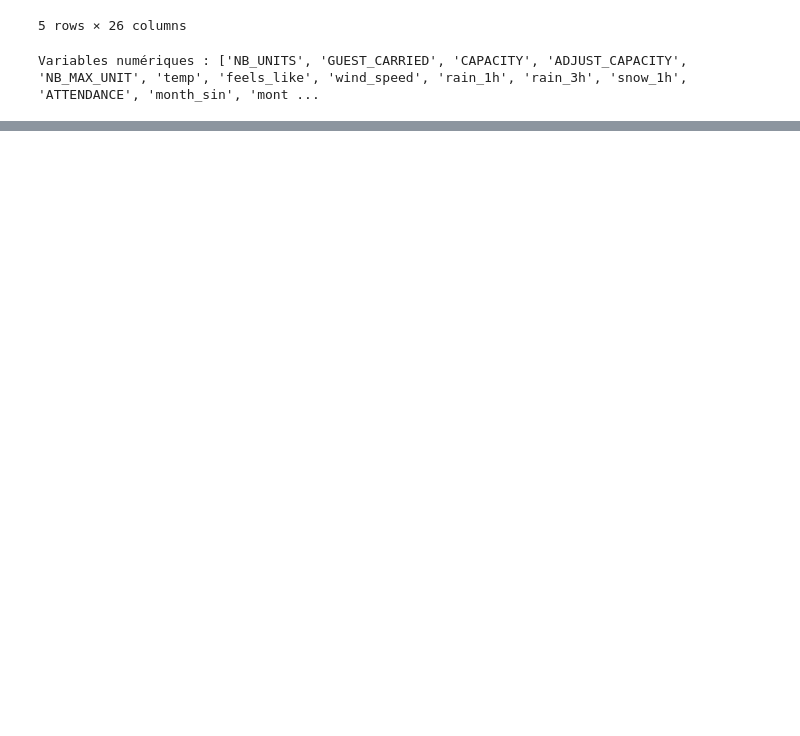
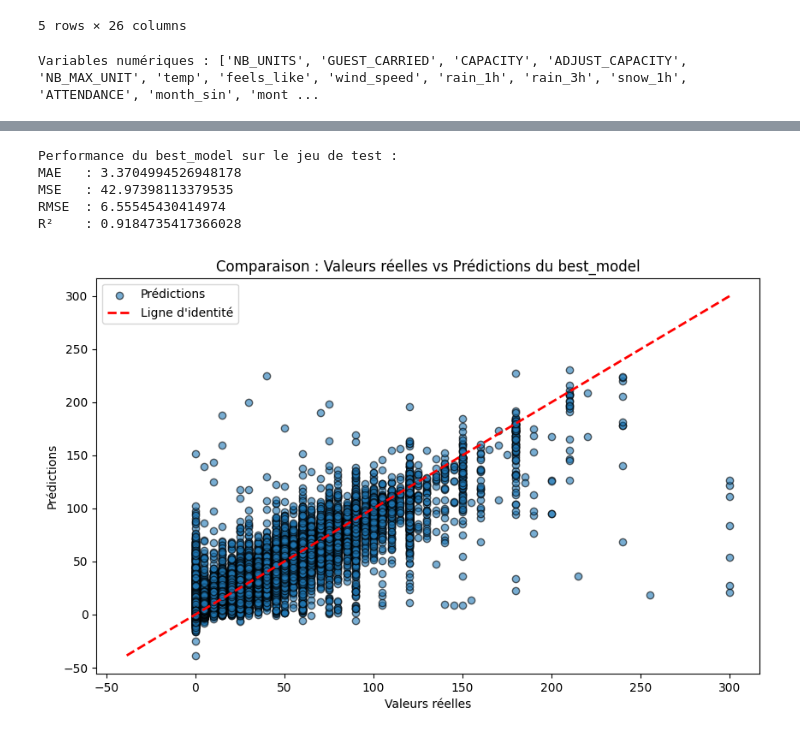
Before and after one commit to GenusCorvid/The-Endless-Line-Hackathon, a Jupyter notebook: xgboost.ipynb, the cells around one changed output, grey strips where cells are left out. Saved outputs shown, nothing was run; the diff lists cells and outputs as text; code cells hidden in the pictures; blank space fills up the shorter version.

```diff
--- a/xgboost.ipynb
+++ b/xgboost.ipynb
@@ -254,0 +303,37 @@ KeyboardInterrupt:
+# %%
+# 1. Appliquer le best_model sur le jeu de test
+y_pred = best_model.predict(X_test)
+
+# 2. Calculer les métriques d'évaluation
+mae = mean_absolute_error(y_test, y_pred)
+mse = mean_squared_error(y_test, y_pred)
+rmse = np.sqrt(mse)
+r2 = r2_score(y_test, y_pred)
+
+print("Performance du best_model sur le jeu de test :")
+print("MAE   :", mae)
+print("MSE   :", mse)
+print("RMSE  :", rmse)
+print("R²    :", r2)
+
+# 3. Comparer graphiquement les valeurs réelles et les prédictions
+plt.figure(figsize=(10, 6))
+plt.scatter(y_test, y_pred, alpha=0.6, edgecolor='k', label="Prédictions")
+plt.xlabel("Valeurs réelles")
+plt.ylabel("Prédictions")
+plt.title("Comparaison : Valeurs réelles vs Prédictions du best_model")
+
+# Tracer la ligne d'identité (où y = x)
+min_val = min(y_test.min(), y_pred.min())
+max_val = max(y_test.max(), y_pred.max())
+plt.plot([min_val, max_val], [min_val, max_val], 'r--', lw=2, label="Ligne d'identité")
+
+plt.legend()
+plt.show()
+# %% [output]
+Performance du best_model sur le jeu de test :
+MAE   : 3.3704994526948178
+MSE   : 42.97398113379535
+RMSE  : 6.55545430414974
+R²    : 0.9184735417366028
+[figure, added]
```
Also changed, not shown: parts of 10 cells of this notebook, 2 other files.
